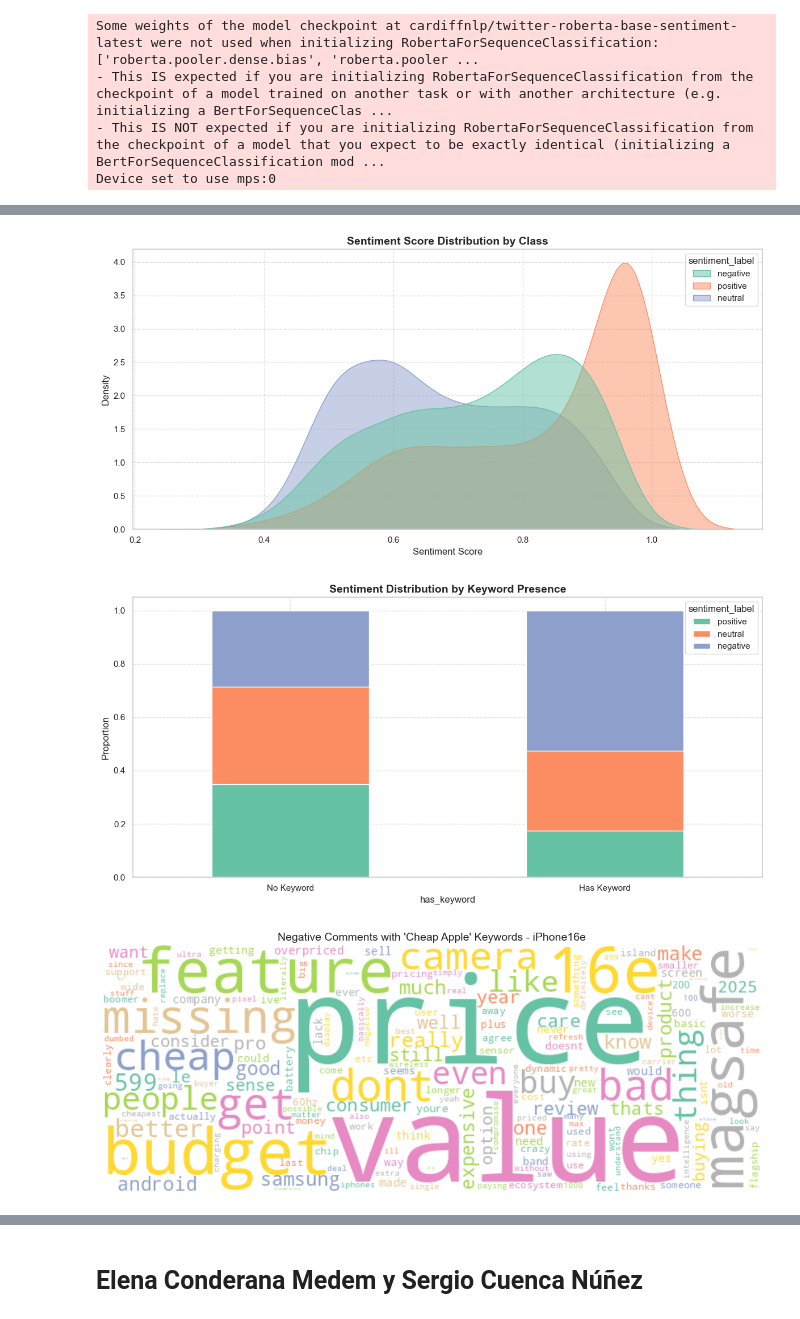
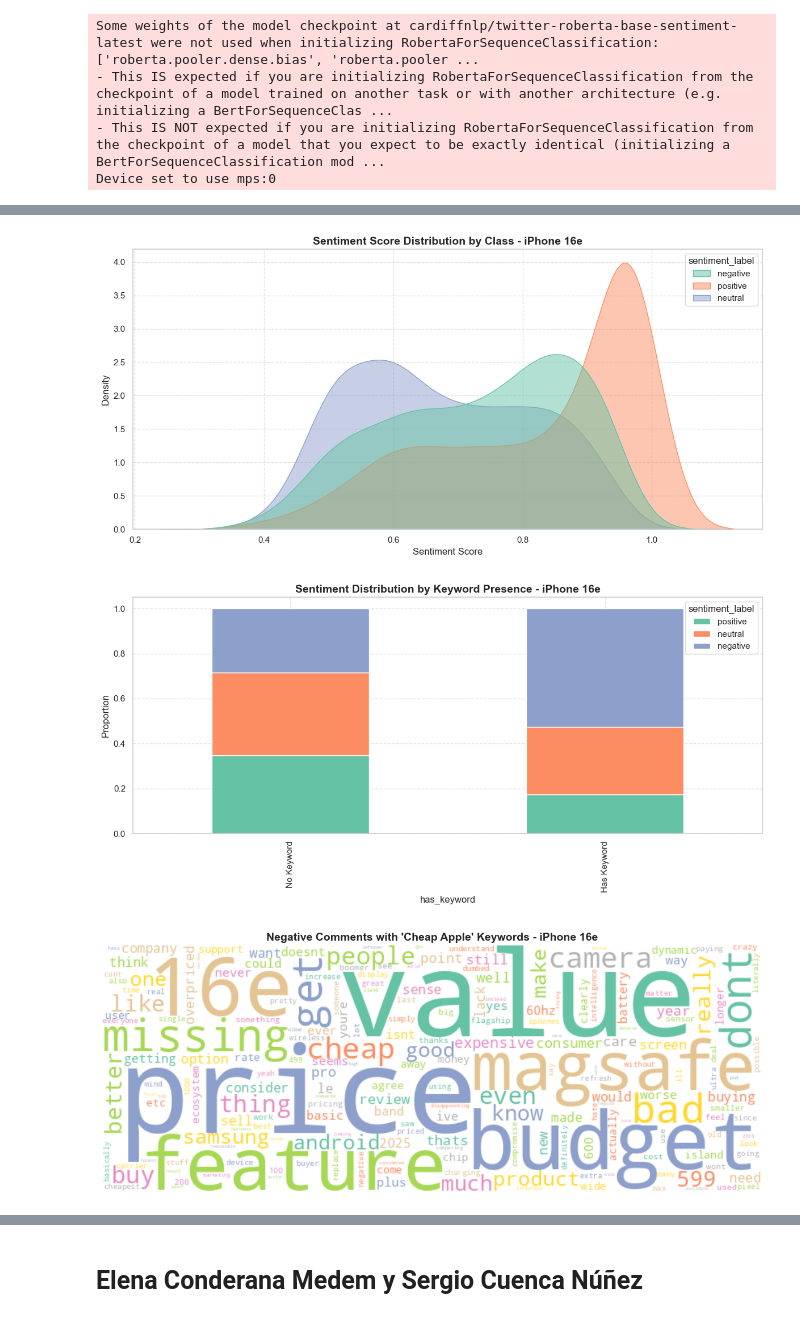
Before and after one commit to SergioCuencaNunez/asw-labs, a Jupyter notebook: project/project.ipynb, the cells around one changed output, grey strips where cells are left out. Saved outputs shown, nothing was run; the diff lists cells and outputs as text; code cells hidden in the pictures.

Commit message:
all graphs

```diff
--- a/project/project.ipynb
+++ b/project/project.ipynb
@@ -880,4 +880,5 @@ macbook_pro_m3 = pd.read_csv("data/processed/macbook_pro_m3.csv")
 # %%
+import re
 import numpy as np
 import seaborn as sns
 import matplotlib.pyplot as plt
@@ -887,6 +888,17 @@ from sklearn.decomposition import LatentDirichletAllocation
 # Apply global theme and palette
 sns.set_theme(style="whitegrid")
 sns.set_palette("Set2")
+
+# Define keywords for "cheap Apple" narrative
+keywords_iphone = [
+    "cheap", "budget", "cut", "stripped", "lite", "missing", "removed",
+    "limited", "low-end", "entry-level", "value", "overpriced", "compromise"
+]
+
+def contains_keywords(text):
+    return any(re.search(rf"\b{k}\b", str(text).lower()) for k in keywords_iphone)
+
+iphone_16e["has_keyword"] = iphone_16e["clean_text_analysis"].apply(contains_keywords)
 
 # Filter and clean the text for topic modeling
 topic_comments = iphone_16e[
@@ -913,7 +925,8 @@ def display_topics(model, feature_names, no_top_words=10):
 # Get feature names and topics
 feature_names = vectorizer.get_feature_names_out()
 lda_topics = display_topics(lda_model, feature_names)
-print(lda_topics)
+lda_topics_df = pd.DataFrame({"Topic": [f"Topic {i+1}" for i in range(len(lda_topics))], "Top Words": lda_topics})
+display(lda_topics_df.style.set_properties(subset = ['Topic'], **{'Top Words': '400px'}))
 
 # Assign the most probable topic to each comment
 topic_assignments = lda_model.transform(doc_term_matrix)
@@ -927,27 +940,26 @@ topic_comments_df["topic"] = dominant_topic
 topic_counts = topic_comments_df["topic"].value_counts().sort_index()
 topic_labels = [f"Topic {i+1}" for i in topic_counts.index]
 
-sizes = topic_counts.values
-labels = topic_labels
-colors = sns.color_palette("Set2", len(sizes))
+fig, ax = plt.subplots(figsize=(12, 6), facecolor='none')
+colors = sns.color_palette("Set2", len(topic_counts))
 
-# LDA Topic Distribution
-fig, ax = plt.subplots(figsize=(12, 6))
 wedges, texts = ax.pie(
-    sizes, startangle=140, colors=colors,
+    topic_counts.values, startangle=140, colors=colors,
     wedgeprops=dict(width=0.4), labels=None
 )
-total = sum(sizes)
+
+total = sum(topic_counts.values)
 for i, p in enumerate(wedges):
-    ang = (p.theta2 - p.theta1)/2. + p.theta1
+    ang = (p.theta2 - p.theta1) / 2. + p.theta1
     x = np.cos(np.deg2rad(ang)) * 0.8
     y = np.sin(np.deg2rad(ang)) * 0.8
-    percentage = f"{100 * sizes[i]/total:.1f}%"
+    percentage = f"{100 * topic_counts.values[i]/total:.1f}%"
     ax.text(x, y, percentage, ha='center', va='center', fontsize=14, color='black')
 
-ax.legend(wedges, labels, title="Topics", loc="center left", bbox_to_anchor=(1, 0.5))
+ax.legend(wedges, topic_labels, title="Topics", loc="center left", bbox_to_anchor=(1, 0.5))
 
 plt.title("Topic Distribution - iPhone 16e", fontsize=14, weight="bold")
 plt.tight_layout()
+plt.gca().set_facecolor('none')
 plt.show()
 # %% [output]
@@ -957,7 +974,7 @@ plt.show()
 # Sentiment Distribution
 plt.figure(figsize=(12, 6), facecolor='none')
 sns.kdeplot(data=iphone_16e, x="sentiment_score", hue="sentiment_label", palette="Set2", fill=True, common_norm=False, alpha=0.5)
-plt.title("Sentiment Score Distribution by Class", fontsize=14, weight="bold")
+plt.title("Sentiment Score Distribution by Class - iPhone 16e", fontsize=14, weight="bold")
 plt.xlabel("Sentiment Score", fontsize=12)
 plt.ylabel("Density", fontsize=12)
 plt.grid(linestyle="--", alpha=0.6)
@@ -965,33 +982,26 @@ plt.tight_layout()
 plt.gca().set_facecolor('none')
 plt.show()
 # %% [output]
-[figure, old version]
+[figure, new version]
 # %%
-import re
-
-# Define keywords for "cheap Apple" narrative
-keywords = [
-    "cheap", "budget", "cut", "stripped", "lite", "missing", "removed",
-    "limited", "low-end", "entry-level", "value", "overpriced", "compromise"
-]
-
-def contains_keywords(text):
-    return any(re.search(rf"\b{k}\b", str(text).lower()) for k in keywords)
-
-iphone_16e["has_keyword"] = iphone_16e["clean_text_analysis"].apply(contains_keywords)
-
 # Boxplot of Sentiment Score by Keyword Presence
 sentiment_keyword_table = iphone_16e.groupby("has_keyword")["sentiment_label"].value_counts(normalize=True).unstack().fillna(0)
+fig = plt.figure(figsize=(12, 6), facecolor='none')
+ax = fig.add_subplot(111)
 
-sentiment_keyword_table[["positive", "neutral", "negative"]].plot(kind="bar", stacked=True, figsize=(12, 6), color=sns.color_palette("Set2"))
-plt.title("Sentiment Distribution by Keyword Presence", fontsize=14, weight="bold")
-plt.ylabel("Proportion")
-plt.xticks([0, 1], ["No Keyword", "Has Keyword"], rotation=0)
-plt.grid(linestyle="--", alpha=0.6)
+sentiment_keyword_table[["positive", "neutral", "negative"]].plot(
+    kind="bar", stacked=True, ax=ax, color=sns.color_palette("Set2"))
+
+ax.set_title("Sentiment Distribution by Keyword Presence - iPhone 16e", fontsize=14, weight="bold")
+ax.set_ylabel("Proportion")
+ax.set_xticks([0, 1])
+ax.set_xticklabels(["No Keyword", "Has Keyword"])
+ax.grid(linestyle="--", alpha=0.6)
+ax.set_facecolor('none')
 plt.tight_layout()
 plt.show()
 # %% [output]
-[figure, old version]
+[figure, new version]
 # %%
 from collections import Counter
 from wordcloud import WordCloud
@@ -1005,33 +1015,33 @@ class SimpleGroupedColorFunc(object):
         self.colors = colors
     def __call__(self, word, **kwargs):
         return np.random.choice(self.colors)
 
 color_func = SimpleGroupedColorFunc(set2_colors)
 
 # Filter relevant comments
 neg_keyword_comments = iphone_16e[
     (iphone_16e["sentiment_label"] == "negative") &
     (iphone_16e["has_keyword"])
 ]["clean_text_analysis"].dropna().tolist()
 
 # Generate word frequencies
 all_words = " ".join(neg_keyword_comments).split()
 word_freq = Counter(all_words)
 wordcloud = WordCloud(width=800, height=300, background_color="white").generate_from_frequencies(word_freq)
 
 filtered_words = [word for word in all_words if word not in {"iphone", "apple", "phone"}]
 filtered_word_freq = Counter(filtered_words)
 
 # Regenerate word cloud
 wordcloud_filtered = WordCloud(width=800, height=300, background_color="white").generate_from_frequencies(filtered_word_freq)
 
 # Plot the filtered word cloud
 plt.figure(figsize=(12, 6))
 plt.imshow(wordcloud_filtered.recolor(color_func=color_func), interpolation='bilinear')
 plt.axis("off")
-plt.title("Negative Comments with 'Cheap Apple' Keywords - iPhone16e", fontsize=14)
+plt.title("Negative Comments with 'Cheap Apple' Keywords - iPhone 16e", fontsize=14, weight="bold")
 plt.tight_layout()
 plt.show()
 # %% [output]
-[figure, old version]
+[figure, new version]
 # %%
```
Also changed, not shown: parts of 16 cells of this notebook.
